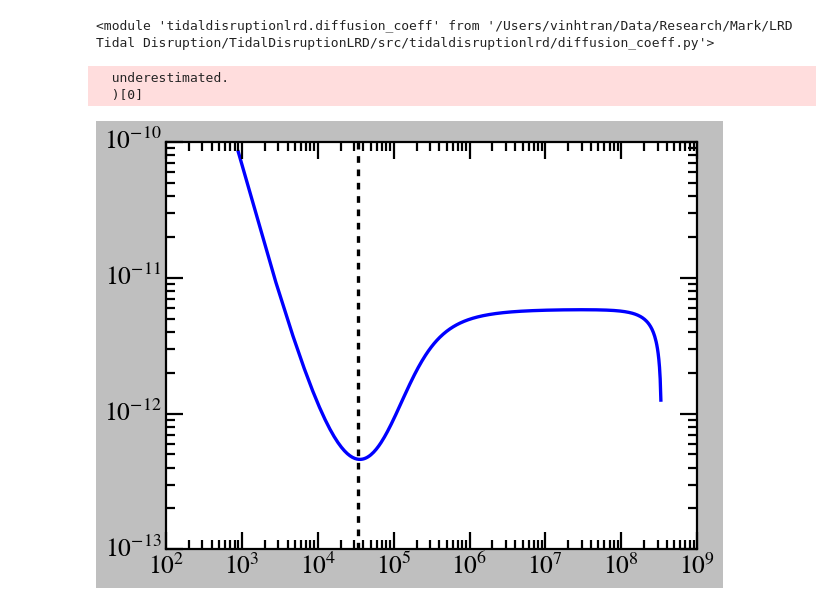
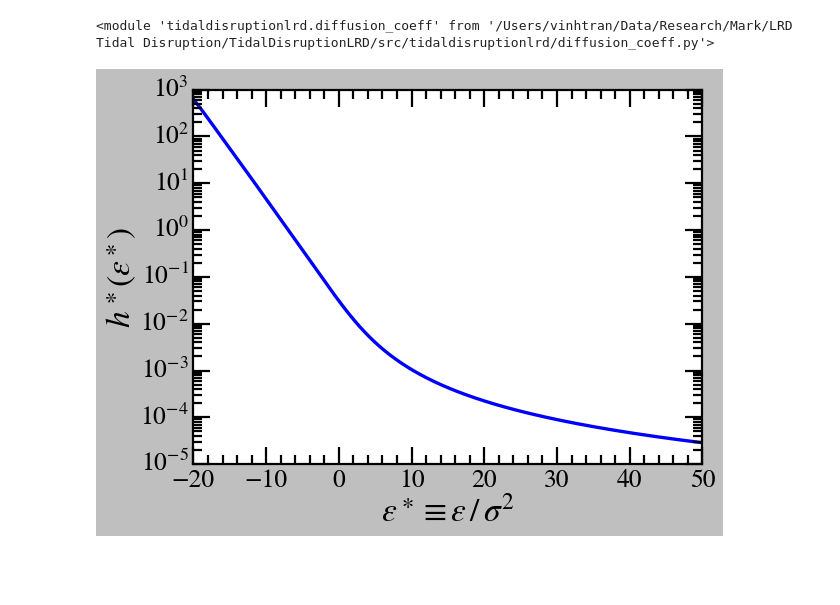
Before and after one commit to vinh-qtran/TidalDisruptionLRD, a Jupyter notebook: nbs/test.ipynb, the cells around one changed output. Saved outputs shown, nothing was run; the diff lists cells and outputs as text; code cells hidden in the pictures; blank space fills up the shorter version.

```diff
--- a/nbs/test.ipynb
+++ b/nbs/test.ipynb
@@ -33,19 +33,21 @@ importlib.reload(diffusion_coeff)
 class IsothermalSphereProfile(eddington_inversion.BaseProfile):
     def __init__(
         self,
-        M_bh,
-        sigma=None,
+        M_bh=1,
+        sigma=1,
         r_bin_min_scaler=1e-4,
         r_bin_max_scaler=1e5,
         N_bins=10000,
     ):
         self.sigma = sigma or self._get_sigma(M_bh)
-        self.r_h = G * M_bh / self.sigma**2
+        _dimensionless = M_bh == 1 and sigma == 1
+        self.r_h = 1 if _dimensionless else G * M_bh / self.sigma**2
         super().__init__(
             r_bin_min=r_bin_min_scaler * self.r_h,
             r_bin_max=r_bin_max_scaler * self.r_h,
             N_bins=N_bins,
             M_bh=M_bh,
+            G=1 if _dimensionless else G,
             r_zero_phi=self.r_h,
         )
 
@@ -53,6 +55,6 @@ class IsothermalSphereProfile(eddington_inversion.BaseProfile):
         return 200 * (M_bh / 1.48e8) ** (1 / 4.65)
 
     def _get_stellar_rho_bins(self, r_bins):
-        return self.sigma**2 / (2 * np.pi * G * r_bins**2)
+        return self.M_bh / (2 * np.pi * self.r_h * r_bins**2)
 # %%
-isothermal_sphere = IsothermalSphereProfile(M_bh=1e8, sigma=None)
+isothermal_sphere = IsothermalSphereProfile(M_bh=1, sigma=1)
@@ -143,10 +99,10 @@ importlib.reload(diffusion_coeff)
 # %%
 isothermal_diffusion_coeff = diffusion_coeff.DiffusionCoefficient(
     r_bins=isothermal_sphere.r_bins,
+    stellar_mass_bins=isothermal_sphere.stellar_mass_bins,
+    M_bh=isothermal_sphere.M_bh,
     phi_bins=isothermal_sphere.phi_bins,
     eta_bins=isothermal_sphere.eta_bins,
     f_eta_bins=isothermal_sphere.f_eta_bins,
+    G=1,
 )
-# %% [output]
-  underestimated.
-  )[0]
@@ -175,15 +109,20 @@ scaler = 32 * np.pi**2 * G**2 * m_star**2 * np.log(Lambda) / 3
 # %%
 plt.plot(
     isothermal_diffusion_coeff.eta_bins,
-    Rlc * scaler * isothermal_diffusion_coeff.scaled_diff_coeff_bins,
+    isothermal_diffusion_coeff.scaled_diff_coeff_bins
+    * isothermal_diffusion_coeff.Jc_sqr_bins,
 )
 
-plt.axvline(eta_h, color="k", ls="--", label=r"$\eta_h$")
+# plt.xscale("log")
+plt.yscale("log")
 
-plt.xscale("log")
-plt.yscale("log")
+plt.xlim(-20, 50)
+plt.ylim(1e-5, 1e3)
+
+plt.xlabel(r"$\epsilon^\ast \equiv \epsilon \, / \, \sigma^2$")
+plt.ylabel(r"$h^\ast (\epsilon^\ast)$")
 
 plt.tight_layout()
 plt.show()
 # %% [output]
-[figure, old version]
+[figure, new version]
```
Also changed, not shown: parts of 14 cells of this notebook, 2 other files.
